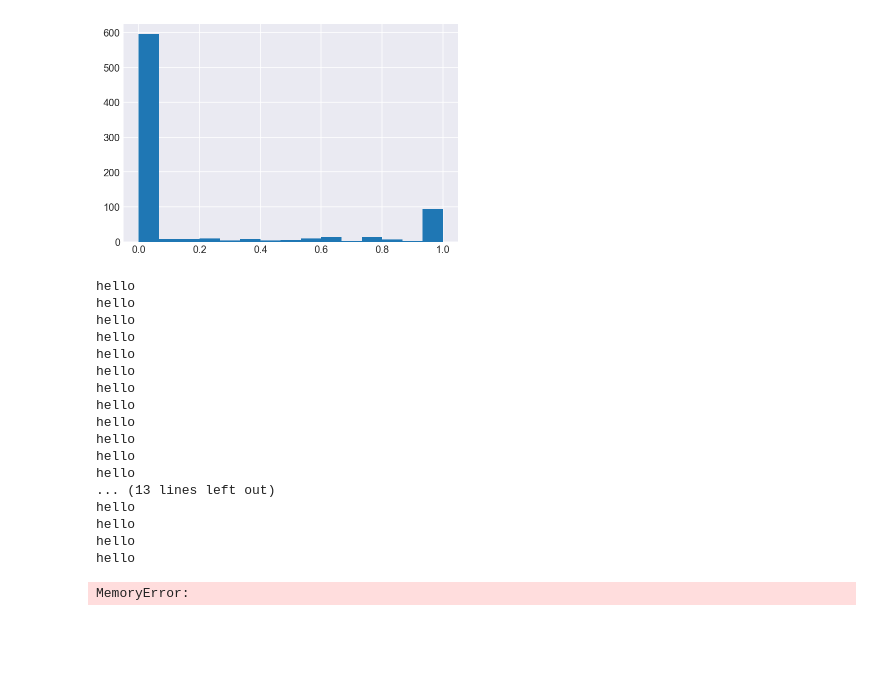
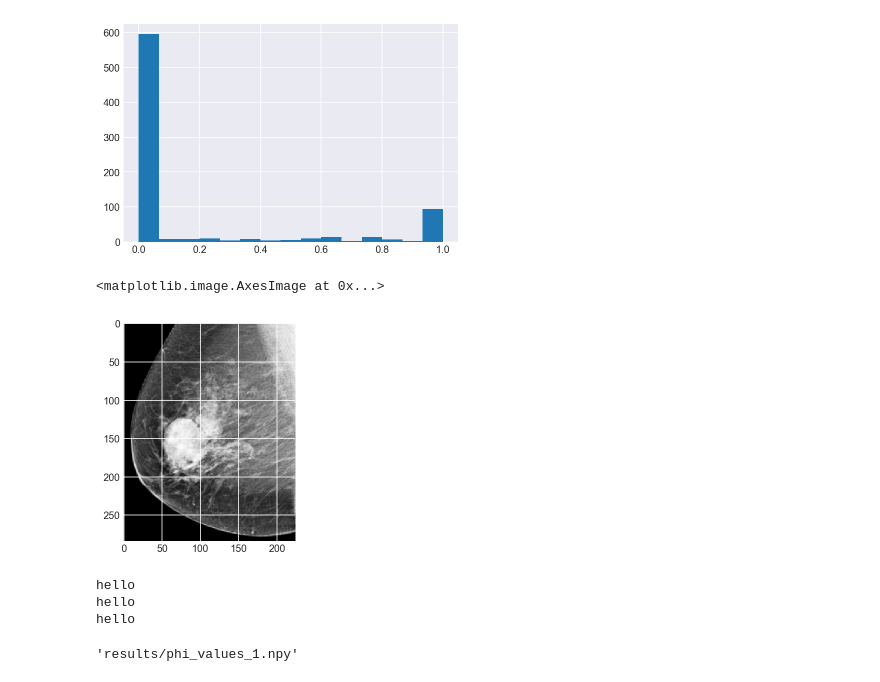
Before and after one commit to LarryShamalama/Spatial-image-analysis, a Jupyter notebook: logitnormal-pad.ipynb, the cells around one changed output. Drawn from its saved outputs; the diff is of its cells as text; code cells hidden in the pictures; blank space fills up the shorter version.

```diff
--- a/logitnormal-pad.ipynb
+++ b/logitnormal-pad.ipynb
@@ -137,17 +138,21 @@ _ = plt.hist(x_train[12].reshape(-1), bins=15)
 # %% [output]
 [figure]
 # %%
-image = imread('images/malignant_R_MLO.png')
-image.shape
+image = imread('images/malignant_R_MLO.jpg')
+image = image[:, :, 0]
+image = np.max(image) - image
 x_dim, y_dim = image.shape
+# %%
+plt.imshow(image)
+# %% [output]
+<matplotlib.image.AxesImage at 0x...>
+[figure, added]
 # %%
 adj = []
 position_matrix = np.linspace(0, x_dim*y_dim - 1, num=x_dim*y_dim).astype(np.int64).reshape(x_dim, y_dim)
 count = 0
 
 for i, row in enumerate(position_matrix):
-    if i % 100 == 0:
-        print('hello')
     for j, col in enumerate(position_matrix[i]):
         assert position_matrix[i][j] == col
 
@@ -179,18 +184,3 @@ for i, a in enumerate(adj):
 hello
 hello
 hello
-hello
-hello
-hello
-hello
-hello
-hello
-hello
-hello
-hello
-... (13 lines left out)
-hello
-hello
-hello
-hello
-MemoryError:
@@ -196,0 +201,4 @@ MemoryError:
+# %%
+new_name(name='phi_values', suffix='.npy', directory='results/')
+# %% [output]
+'results/phi_values_1.npy'
```
Also changed, not shown: parts of 3 cells of this notebook, 12 other files.
